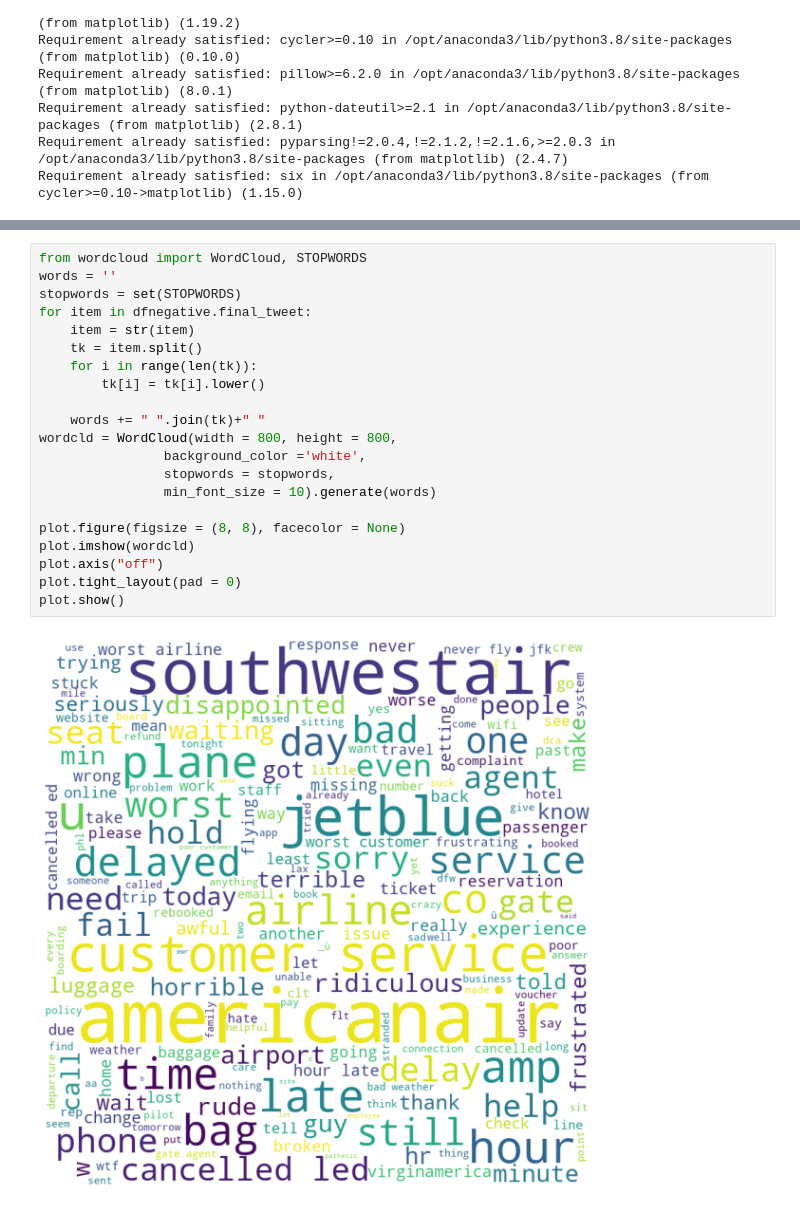
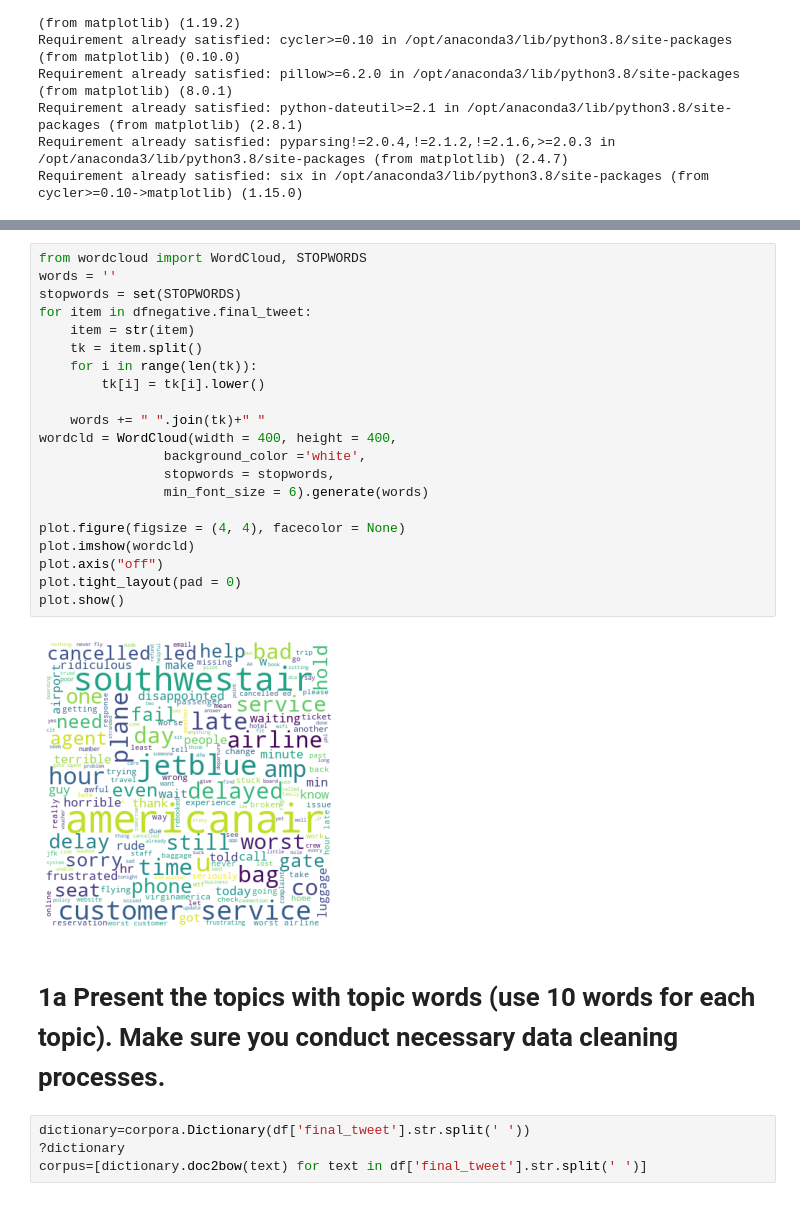
Before and after one commit to aposner/IS684-Webmining, a Jupyter notebook: Ava Final.ipynb, the cells around one changed output, grey strips where cells are left out. Drawn from its saved outputs; the diff is of its cells as text.

Commit message:
finalupload

```diff
--- a/Ava Final.ipynb
+++ b/Ava Final.ipynb
@@ -442,23 +315,29 @@ plot.show()
 # %%
 from wordcloud import WordCloud, STOPWORDS
 words = ''
 stopwords = set(STOPWORDS)
 for item in dfnegative.final_tweet:
     item = str(item)
     tk = item.split()
     for i in range(len(tk)):
         tk[i] = tk[i].lower()
 
     words += " ".join(tk)+" "
-wordcld = WordCloud(width = 800, height = 800,
+wordcld = WordCloud(width = 400, height = 400,
                 background_color ='white',
                 stopwords = stopwords,
-                min_font_size = 10).generate(words)
+                min_font_size = 6).generate(words)
 
-plot.figure(figsize = (8, 8), facecolor = None)
+plot.figure(figsize = (4, 4), facecolor = None)
 plot.imshow(wordcld)
 plot.axis("off")
 plot.tight_layout(pad = 0)
 plot.show()
 # %% [output]
-[figure, old version]
+[figure, new version]
+# %% [markdown]
+# 1a Present the topics with topic words (use 10 words for each topic). Make sure you conduct necessary data cleaning processes.
+# %%
+dictionary=corpora.Dictionary(df['final_tweet'].str.split(' '))
+?dictionary
+corpus=[dictionary.doc2bow(text) for text in df['final_tweet'].str.split(' ')]
```
Also changed, not shown: parts of 40 cells of this notebook.
